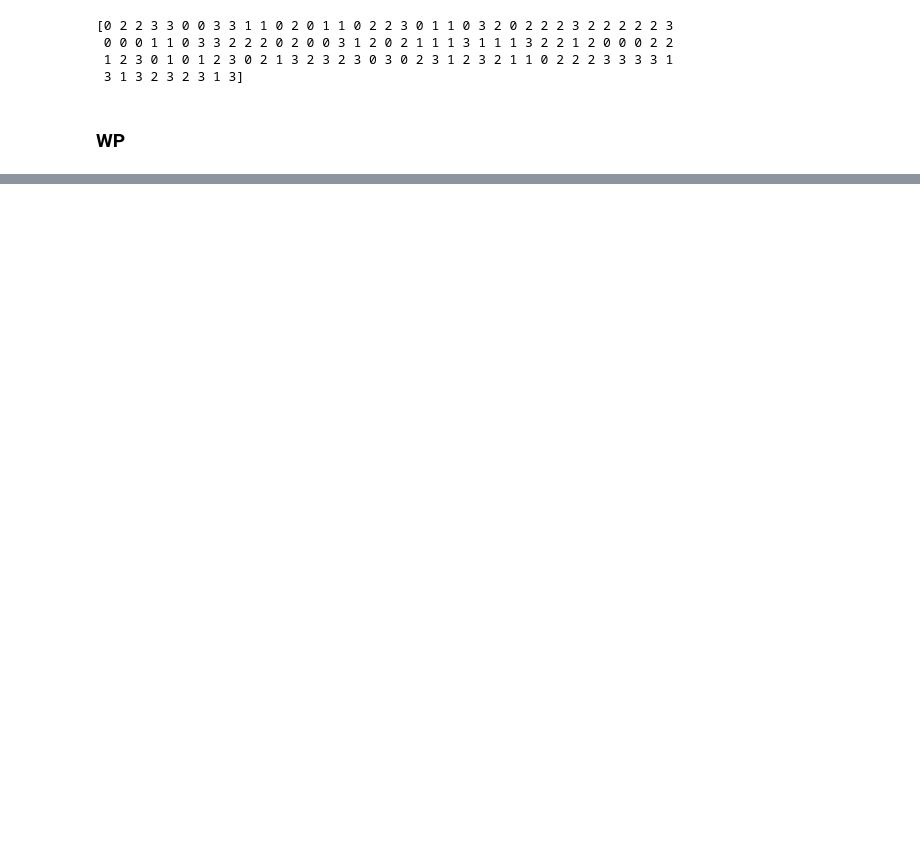
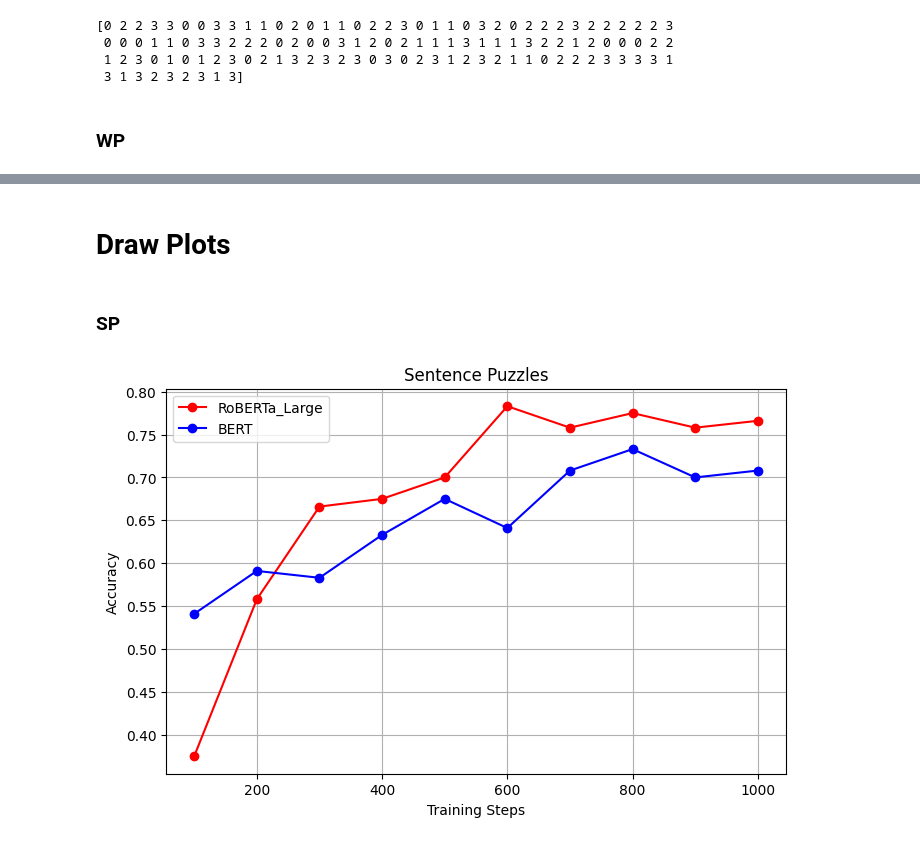
Before and after one commit to baktash81/SemEval_2024_BRAINTEASER, a Jupyter notebook: Experiments/Finetune/RoBERTa_Large/BrainTeaser_RoBERTa_Large.ipynb, the cells around one changed output, grey strips where cells are left out. Cells and saved outputs as stored; diff of their text form; code cells hidden in the pictures; blank space fills up the shorter version.

```diff
--- a/Experiments/Finetune/RoBERTa_Large/BrainTeaser_RoBERTa_Large.ipynb
+++ b/Experiments/Finetune/RoBERTa_Large/BrainTeaser_RoBERTa_Large.ipynb
@@ -324,0 +411,41 @@ print(predicted_classes)
+# %% [markdown]
+# Draw Plots
+# %% [markdown]
+### SP
+# %%
+import matplotlib.pyplot as plt
+import numpy as np
+
+# Data for RoBERTa_Large
+steps_roberta = np.array([100, 200, 300, 400, 500, 600, 700, 800, 900, 1000])
+accuracy_roberta = np.array([0.375, 0.558, 0.666, 0.675, 0.700, 0.783, 0.758, 0.775, 0.758, 0.766])
+
+# Data for BERT
+steps_bert = np.array([100, 200, 300, 400, 500, 600, 700, 800, 900, 1000])
+accuracy_bert = np.array([0.541, 0.591, 0.583, 0.633, 0.675, 0.641, 0.708, 0.733, 0.700, 0.708])
+
+# Create the plot
+plt.figure(figsize=(8,5))
+
+# Plot lines
+plt.plot(steps_roberta, accuracy_roberta, 'ro-', label='RoBERTa_Large')
+plt.plot(steps_bert, accuracy_bert, 'bo-', label='BERT')
+
+# Add title and labels to axes
+plt.title('Sentence Puzzles')
+plt.xlabel('Training Steps')
+plt.ylabel('Accuracy')
+
+# Show legend to identify each line
+plt.legend()
+
+# Display the plot
+plt.grid(True)
+
+# Save the plot as a PNG file
+plt.savefig('finetuned_sp.png')
+
+# Show the plot
+plt.show()
+# %% [output]
+[figure, added]
```
Also changed, not shown: parts of 13 cells of this notebook, 19 other files.
